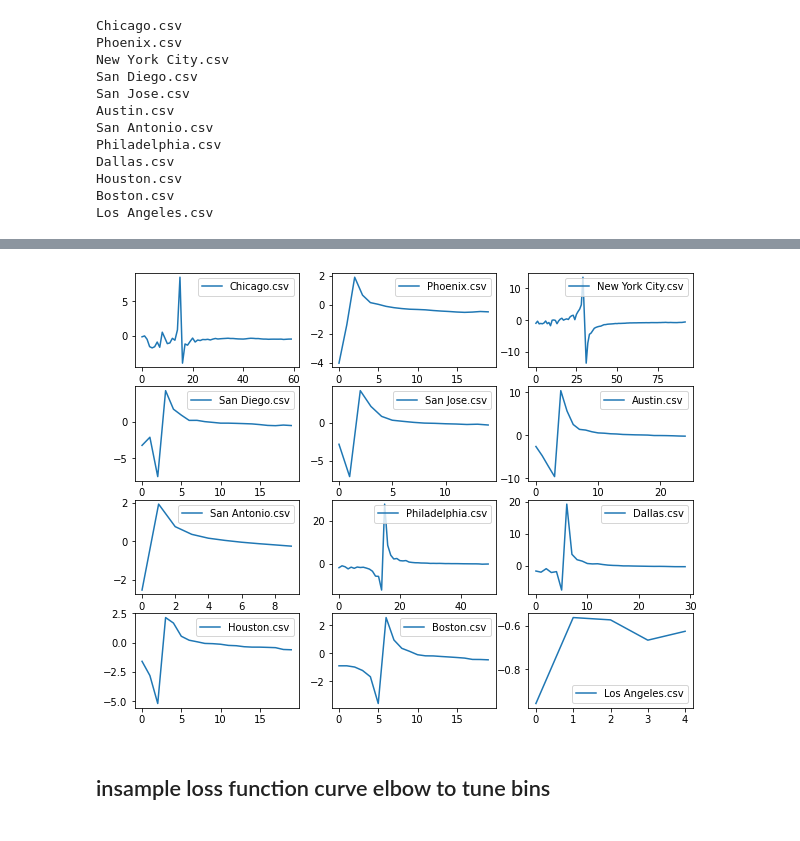
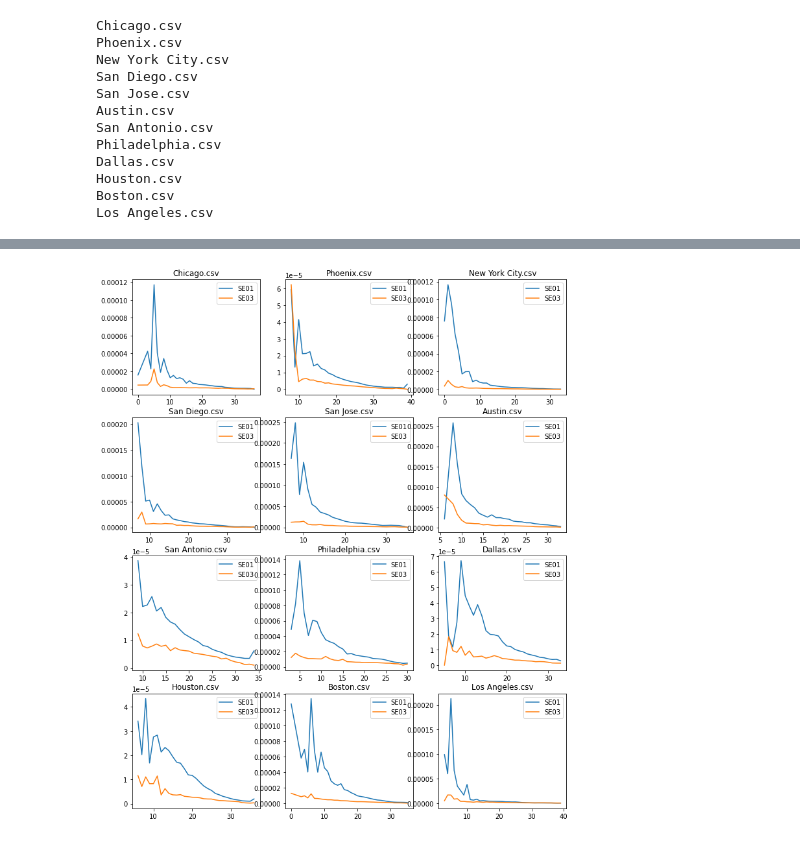
Before and after one commit to yuribogomolov/sttn, a Jupyter notebook: notebooks/generic_gravity_model.ipynb, the cells around one changed output, grey strips where cells are left out. Drawn from its saved outputs; the diff is of its cells as text; code cells hidden in the pictures.

```diff
--- a/notebooks/generic_gravity_model.ipynb
+++ b/notebooks/generic_gravity_model.ipynb
@@ -434,0 +210,3 @@ pd.DataFrame({'city':resultsBaseline.keys(),
+# %%
+distBin = np.linspace(minValue,maxValue,41)
+distBin
@@ -435,2 +261,7 @@ pd.DataFrame({'city':resultsBaseline.keys(),
 # %% [markdown]
 ### apply bins to insample
+# %%
+for city in cities:
+    if '.csv' in city:
+        plt.plot(np.arange(10,200,10),resultsfd[city],label=city)
+plt.legend()
@@ -436,0 +271,9 @@ pd.DataFrame({'city':resultsBaseline.keys(),
+# %%
+for city in cities:
+    if '.csv' in city:
+        mse = np.array(resultsfd[city])
+        mse = mse/np.max(mse)
+        plt.plot(np.arange(10,200,10),mse,label=city)
+plt.legend(bbox_to_anchor=(1, 0.5,0.5, 0.5))
+plt.ylabel('normalized mse')
+plt.xlabel('bins')
@@ -517,10 +351,9 @@ fig,ax = plt.subplots(4,3,figsize=(10,8))
 i= 0
 for city in cities:
     if '.csv' in city:
-        df = binfDict[city]
-        df = df.reset_index()
-        df['left'] = df['bin'].apply(lambda x: x.split(',')[0].split('(')[1]).astype(float)
-        df = df.sort_values(by='left')
+        df = bindffDict[city]
+        df['bin'] = df['bin'].astype(int)
+        df = df.sort_values(by='bin')
         ax[i//3,i%3].plot(range(len(df)),df['f(d)'],label=city)
         ax[i//3,i%3].legend()
         i += 1
@@ -529,16 +453,20 @@ for city in cities:
 # %%
-fig,ax = plt.subplots(4,3,figsize=(10,8))
+fig,ax = plt.subplots(4,3,figsize=(12,15))
 i= 0
 for city in cities:
     if '.csv' in city:
-        df = binpieceDict[city]
-        df = df.reset_index()
-        df['left'] = df['bin'].apply(lambda x: x.split(',')[0].split('(')[1]).astype(float)
-        df = df.sort_values(by='left')
-        ax[i//3,i%3].plot(range(len(df)),df['f(d)'],label=city)
+        df = pd.DataFrame({'bin':bindffDict[city][0].keys(),'fd':bindffDict[city][0].values()})
+        df['bin'] = df['bin'].astype(int)
+        df = df.sort_values(by='bin')
+        ax[i//3,i%3].plot(df['bin'],df['fd'],label='SE01')
+
+        df = pd.DataFrame({'bin':bindffDict[city][1].keys(),'fd':bindffDict[city][1].values()})
+        df['bin'] = df['bin'].astype(int)
+        df = df.sort_values(by='bin')
+        ax[i//3,i%3].plot(df['bin'],df['fd'],label='SE03')
+
+        ax[i//3,i%3].set_title(city)
         ax[i//3,i%3].legend()
         i += 1
 # %% [output]
-[figure, old version]
+[figure, new version]
-# %% [markdown]
-## insample loss function curve elbow to tune bins
```
Also changed, not shown: parts of 42 cells of this notebook.
